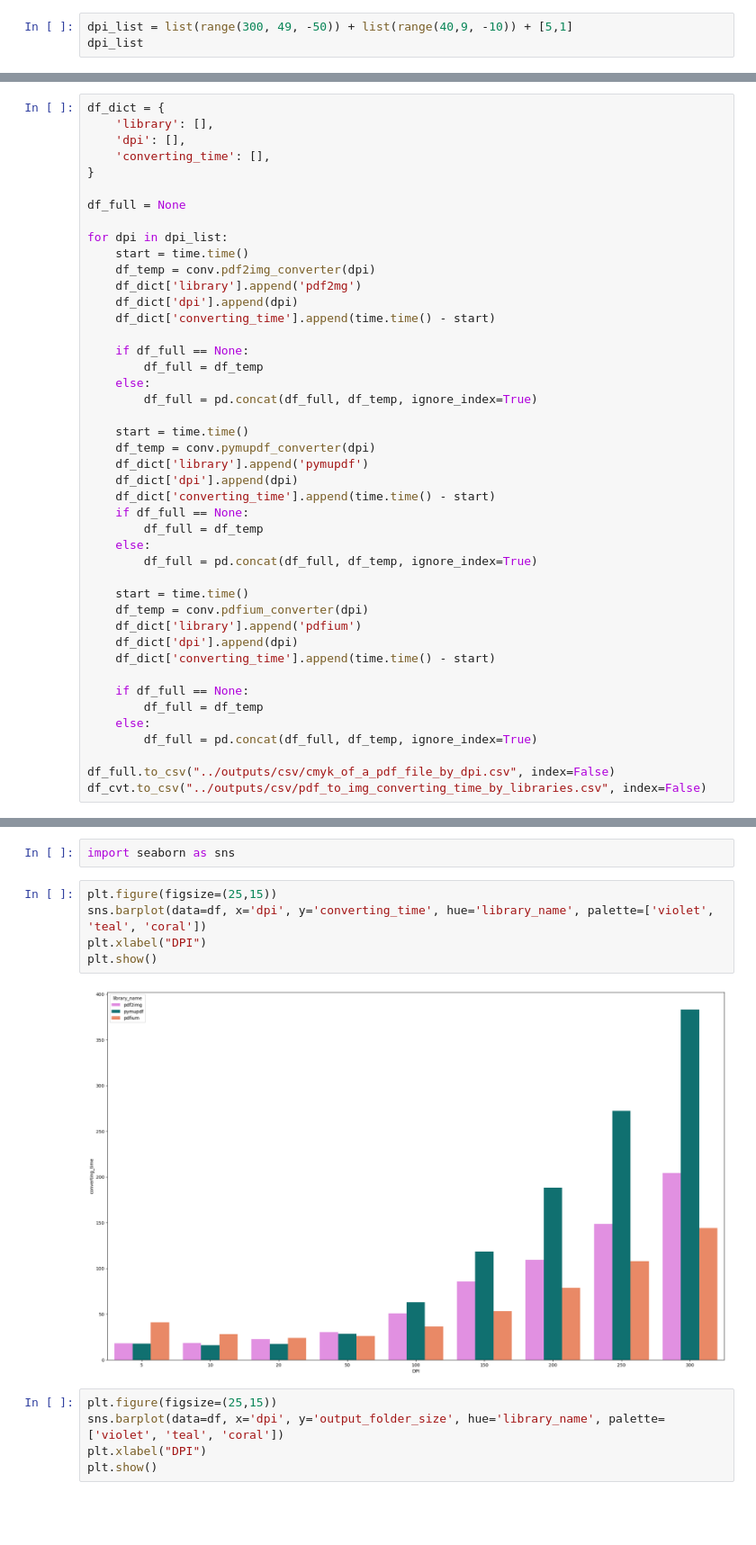
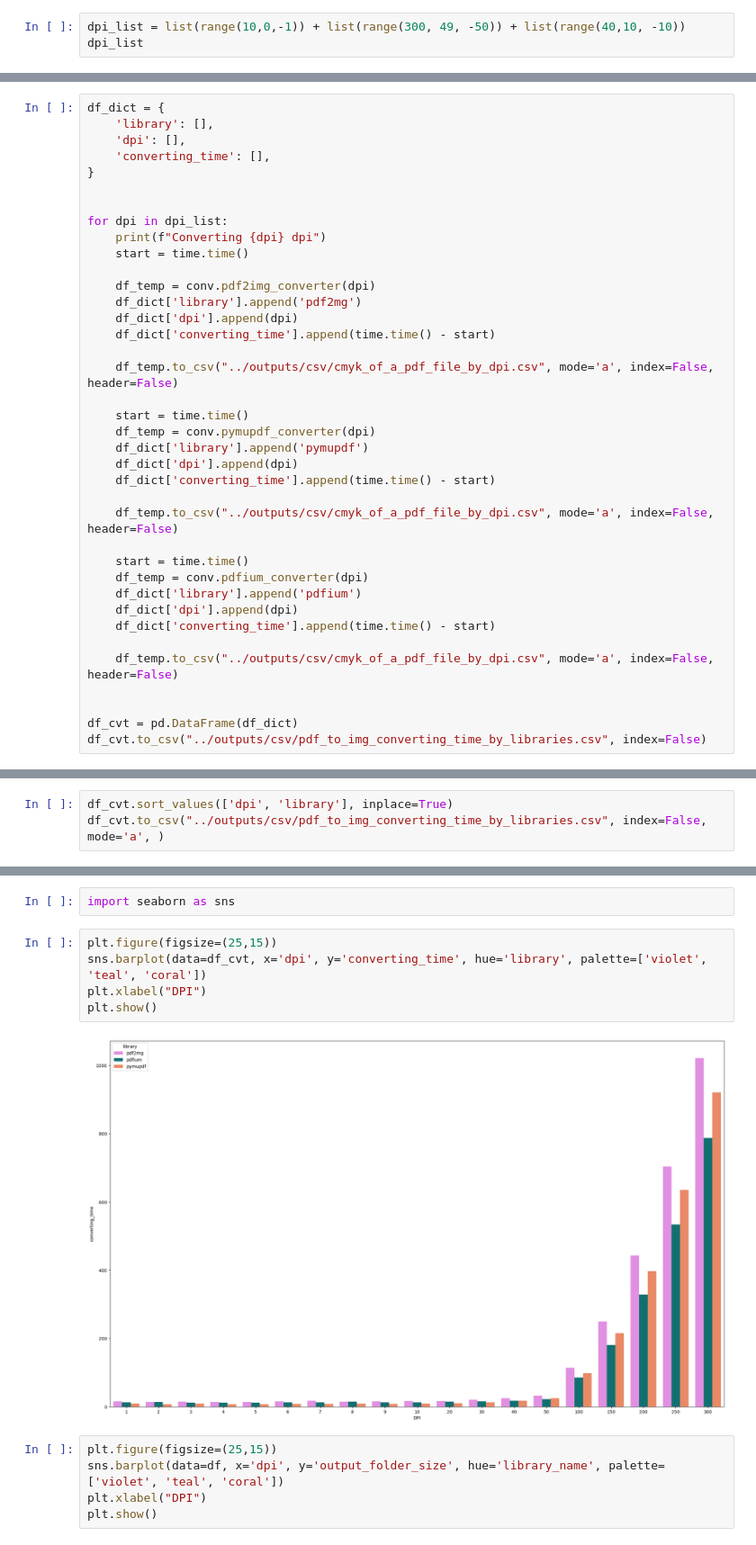
Before and after one commit to rasyidev/print-cost, a Jupyter notebook: notebook/01-pdf-to-image-converting-research.ipynb, the cells around one changed output, grey strips where cells are left out. Shown at 90% size. Drawn from its saved outputs; the diff is of its cells as text; blank space fills up the shorter version.

```diff
--- a/notebook/01-pdf-to-image-converting-research.ipynb
+++ b/notebook/01-pdf-to-image-converting-research.ipynb
@@ -42,6 +44,6 @@ from src.helper import get_folder_size, log, prepend_zero, calculate_cmyk_percen
 # %% [markdown]
 ## **Variables**
 # %%
-dpi_list = list(range(300, 49, -50)) + list(range(40,9, -10)) + [5,1]
+dpi_list = list(range(10,0,-1)) + list(range(300, 49, -50)) + list(range(40,10, -10))
 dpi_list
 # %% [output]
@@ -144,29 +146,25 @@ df_dict = {
     'converting_time': [],
 }
 
-df_full = None
 
 for dpi in dpi_list:
+    print(f"Converting {dpi} dpi")
     start = time.time()
+
     df_temp = conv.pdf2img_converter(dpi)
     df_dict['library'].append('pdf2mg')
     df_dict['dpi'].append(dpi)
     df_dict['converting_time'].append(time.time() - start)
 
-    if df_full == None:
-        df_full = df_temp
-    else:
-        df_full = pd.concat(df_full, df_temp, ignore_index=True)
+    df_temp.to_csv("../outputs/csv/cmyk_of_a_pdf_file_by_dpi.csv", mode='a', index=False, header=False)
 
     start = time.time()
     df_temp = conv.pymupdf_converter(dpi)
     df_dict['library'].append('pymupdf')
     df_dict['dpi'].append(dpi)
     df_dict['converting_time'].append(time.time() - start)
-    if df_full == None:
-        df_full = df_temp
-    else:
-        df_full = pd.concat(df_full, df_temp, ignore_index=True)
+
+    df_temp.to_csv("../outputs/csv/cmyk_of_a_pdf_file_by_dpi.csv", mode='a', index=False, header=False)
 
     start = time.time()
     df_temp = conv.pdfium_converter(dpi)
@@ -174,10 +172,8 @@ for dpi in dpi_list:
     df_dict['dpi'].append(dpi)
     df_dict['converting_time'].append(time.time() - start)
 
-    if df_full == None:
-        df_full = df_temp
-    else:
-        df_full = pd.concat(df_full, df_temp, ignore_index=True)
+    df_temp.to_csv("../outputs/csv/cmyk_of_a_pdf_file_by_dpi.csv", mode='a', index=False, header=False)
 
-df_full.to_csv("../outputs/csv/cmyk_of_a_pdf_file_by_dpi.csv", index=False)
+
+df_cvt = pd.DataFrame(df_dict)
 df_cvt.to_csv("../outputs/csv/pdf_to_img_converting_time_by_libraries.csv", index=False)
@@ -189 +189,3 @@ df_cvt.to_csv("../outputs/csv/pdf_to_img_converting_time_by_libraries.csv", inde
 # %%
+df_cvt.sort_values(['dpi', 'library'], inplace=True)
+df_cvt.to_csv("../outputs/csv/pdf_to_img_converting_time_by_libraries.csv", index=False, mode='a', )
@@ -382,11 +205,11 @@ df
 import seaborn as sns
 # %%
 plt.figure(figsize=(25,15))
-sns.barplot(data=df, x='dpi', y='converting_time', hue='library_name', palette=['violet', 'teal', 'coral'])
+sns.barplot(data=df_cvt, x='dpi', y='converting_time', hue='library', palette=['violet', 'teal', 'coral'])
 plt.xlabel("DPI")
 plt.show()
 # %% [output]
-[figure, old version]
+[figure, new version]
 # %%
 plt.figure(figsize=(25,15))
 sns.barplot(data=df, x='dpi', y='output_folder_size', hue='library_name', palette=['violet', 'teal', 'coral'])
```
Also changed, not shown: parts of 14 cells of this notebook, 3 other files.
